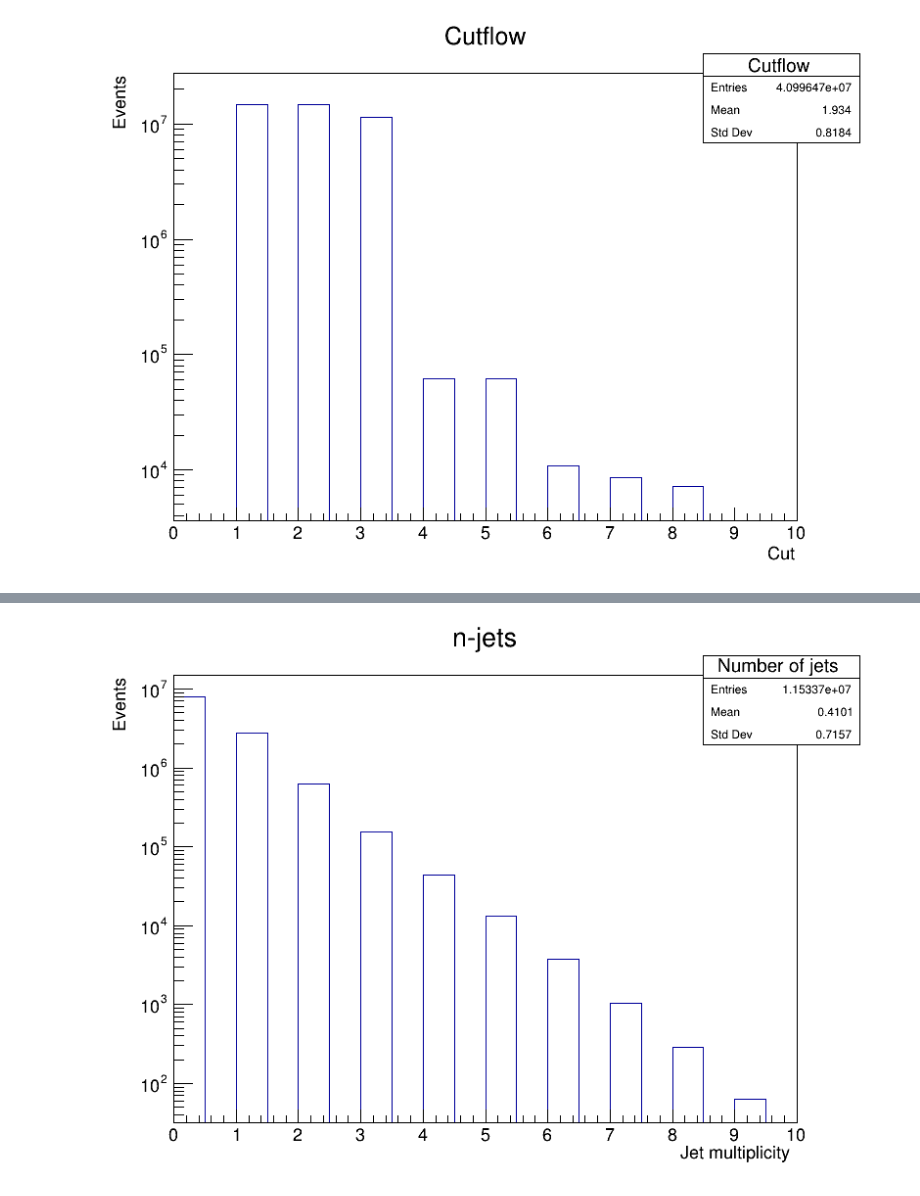
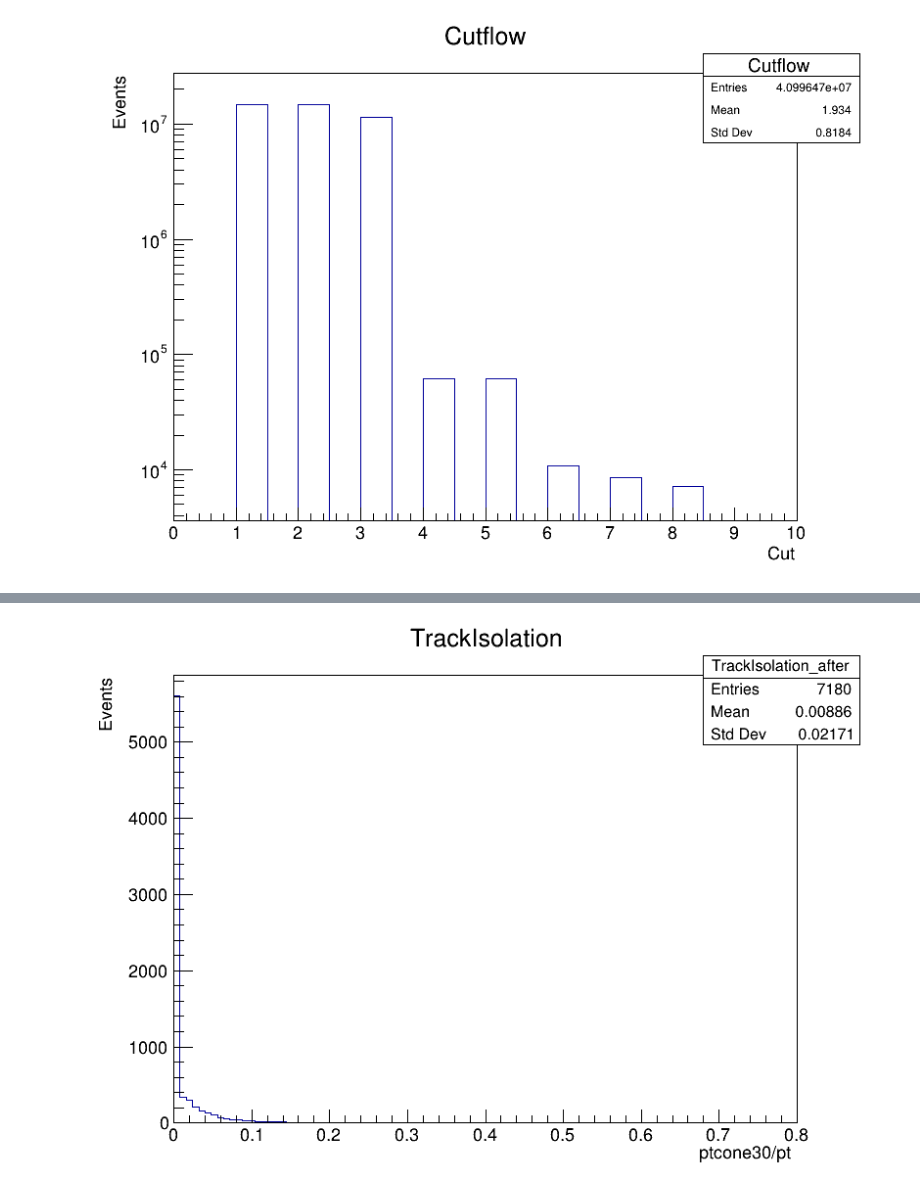
Before and after one commit to andreyvinasco/Particulas-elementales-oct, a Jupyter notebook: TTbarSel_8TeV.ipynb, the cells around one changed output, grey strips where cells are left out. Drawn from its saved outputs; the diff is of its cells as text; code cells hidden in the pictures.

```diff
--- a/TTbarSel_8TeV.ipynb
+++ b/TTbarSel_8TeV.ipynb
@@ -368,5 +489,5 @@ canvas->Draw();
 # %%
-hist_njets->Draw();
+Hist_TrackIsolation_after ->Draw("");
 canvas->Draw();
 # %% [output]
-[figure, old version]
+[figure, new version]
```
Also changed, not shown: parts of 49 cells of this notebook.
